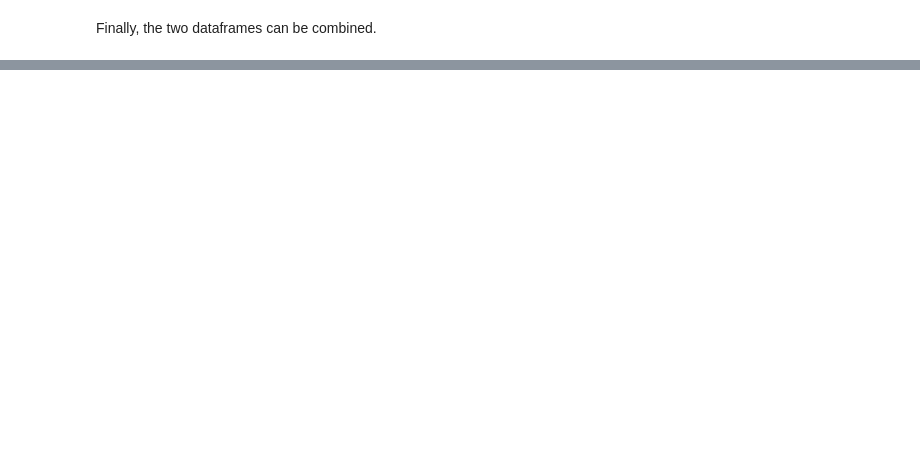
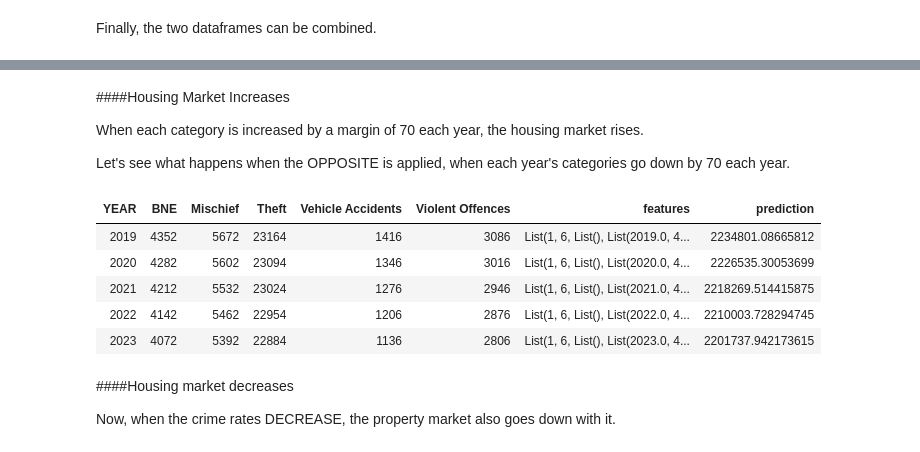
Before and after one commit to lukejohnhansen/Van-Crime, a Jupyter notebook: vancouver_crimes.ipynb, the cells around one changed output, grey strips where cells are left out. Drawn from its saved outputs; the diff is of its cells as text; code cells hidden in the pictures; blank space fills up the shorter version.

```diff
--- a/vancouver_crimes.ipynb
+++ b/vancouver_crimes.ipynb
@@ -330,0 +399,33 @@ Finally, the two dataframes can be combined.
+# %% [markdown]
+####Housing Market Increases
+
+When each category is increased by a margin of 70 each year, the housing market rises.
+
+Let's see what happens when the OPPOSITE is applied, when each year's categories go down by 70 each year.
+# %%
+# multiplier
+m = 70
+
+# assume crime rates will drop down by 50 per category per year
+rdd2 = sc.parallelize([(year+1, bne-m, mischief-m, theft-m, vehicle-m, violence-m),
+                      (year+2, bne-m*2, mischief-m*2, theft-m*2, vehicle-m*2, violence-m*2),
+                      (year+3, bne-m*3, mischief-m*3, theft-m*3, vehicle-m*3, violence-m*3),
+                      (year+4, bne-m*4, mischief-m*4, theft-m*4, vehicle-m*4, violence-m*4),
+                      (year+5, bne-m*5, mischief-m*5, theft-m*5, vehicle-m*5, violence-m*5)])
+future_df2 = rdd2.toDF(["YEAR", "BNE", "Mischief", "Theft", "Vehicle Accidents", "Violent Offences"])
+
+# apply the model to the new df
+data_4 = assembler.transform(future_df2)
+five_years2 = model.transform(data_4)
+display(five_years2)
+# %% [output]
+| YEAR | BNE | Mischief | Theft | Vehicle Accidents | Violent Offences | features | prediction |
+| 2019 | 4352 | 5672 | 23164 | 1416 | 3086 | List(1, 6, List(), List(2019.0, 4... | 2234801.08665812 |
+| 2020 | 4282 | 5602 | 23094 | 1346 | 3016 | List(1, 6, List(), List(2020.0, 4... | 2226535.30053699 |
+| 2021 | 4212 | 5532 | 23024 | 1276 | 2946 | List(1, 6, List(), List(2021.0, 4... | 2218269.514415875 |
+| 2022 | 4142 | 5462 | 22954 | 1206 | 2876 | List(1, 6, List(), List(2022.0, 4... | 2210003.728294745 |
+| 2023 | 4072 | 5392 | 22884 | 1136 | 2806 | List(1, 6, List(), List(2023.0, 4... | 2201737.942173615 |
+# %% [markdown]
+####Housing market decreases
+
+Now, when the crime rates DECREASE, the property market also goes down with it.
```
Also changed, not shown: parts of 28 cells of this notebook, 1 other file.
